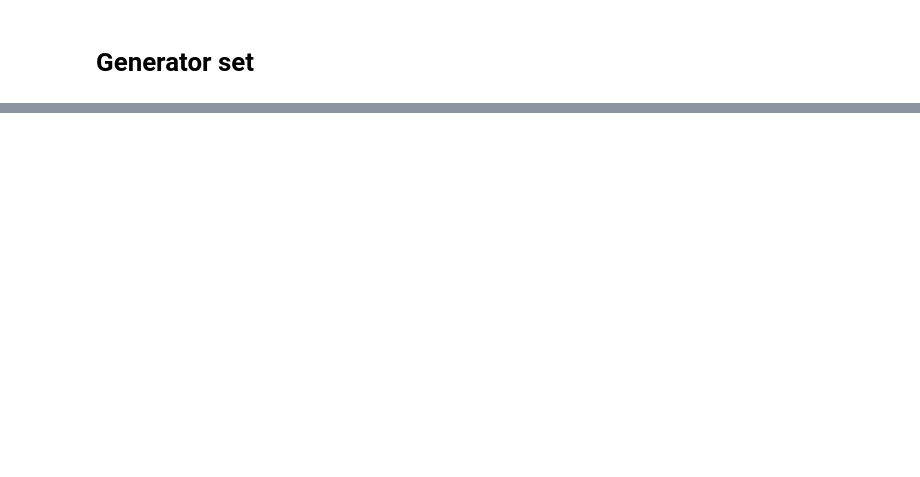
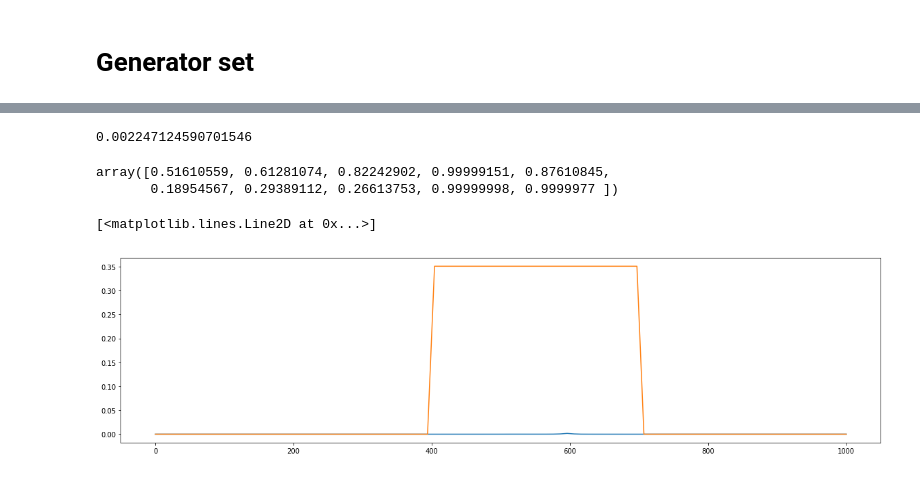
Before and after one commit to fotobiolab-unb/raspi_network, a Jupyter notebook: data/spectra/fitting.ipynb, the cells around one changed output, grey strips where cells are left out. Saved outputs shown, nothing was run; the diff lists cells and outputs as text; code cells hidden in the pictures; blank space fills up the shorter version.

```diff
--- a/data/spectra/fitting.ipynb
+++ b/data/spectra/fitting.ipynb
@@ -315,0 +345,28 @@ Generator set
+# %%
+L = max(LinearCombination(x,[1 for i in parameters.keys()]))
+# %%
+#y_uniform = [L/2]*len(x)
+y_uniform = lambda l: l*(np.heaviside(x-400,0)-np.heaviside(x-700,0))
+# %%
+LinearCombination(0,[1,1,1,1,1,1,1,.6,1])
+# %% [output]
+0.002247124590701546
+# %%
+def wrapLinearCombination(x,alpha):
+    #Mapping parameters to [0,1]
+    nalpha = expit(alpha)
+    return LinearCombination(x,nalpha)
+# %%
+uniform_fit = ocurve_fit(wrapLinearCombination,x,y_uniform(L/4),[0]*len(parameters.keys()))
+# %%
+expit(uniform_fit["x"])
+# %% [output]
+array([0.51610559, 0.61281074, 0.82242902, 0.99999151, 0.87610845,
+       0.18954567, 0.29389112, 0.26613753, 0.99999998, 0.9999977 ])
+# %%
+plt.figure(0)
+plt.plot(x,wrapLinearCombination(x,uniform_fit["x"]))
+plt.plot(x,y_uniform(L/4))
+# %% [output]
+[<matplotlib.lines.Line2D at 0x...>]
+[figure, added]
```
Also changed, not shown: parts of 17 cells of this notebook, 15 other files.
